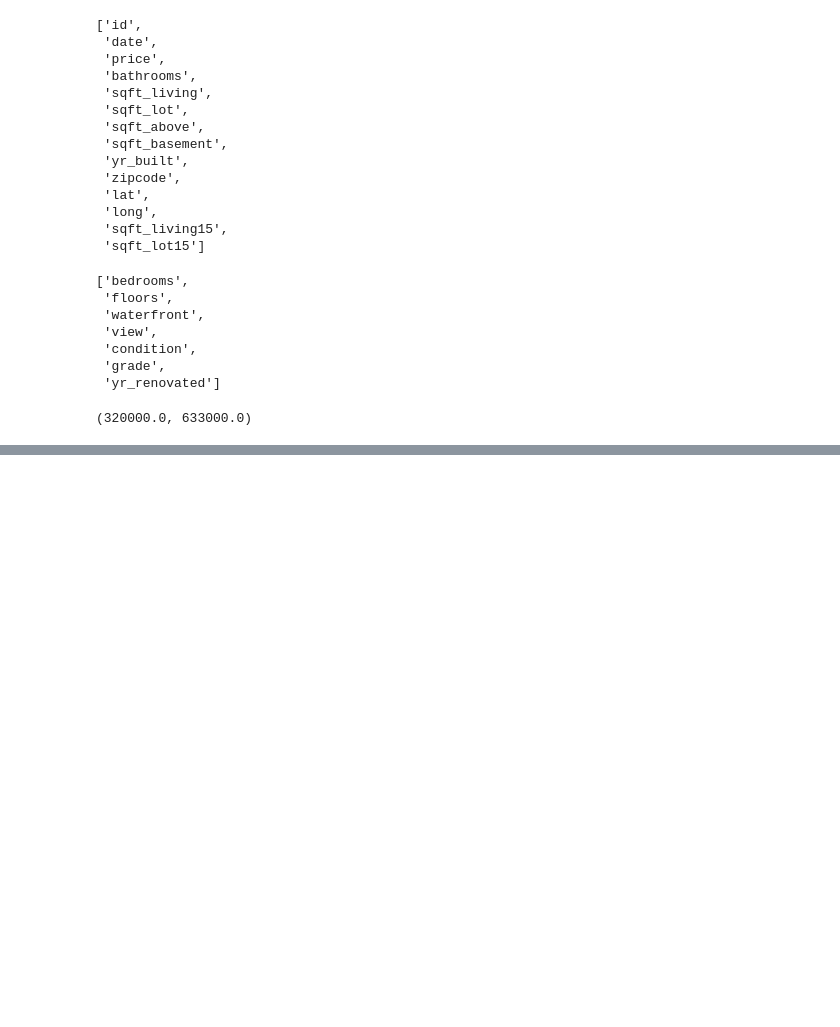
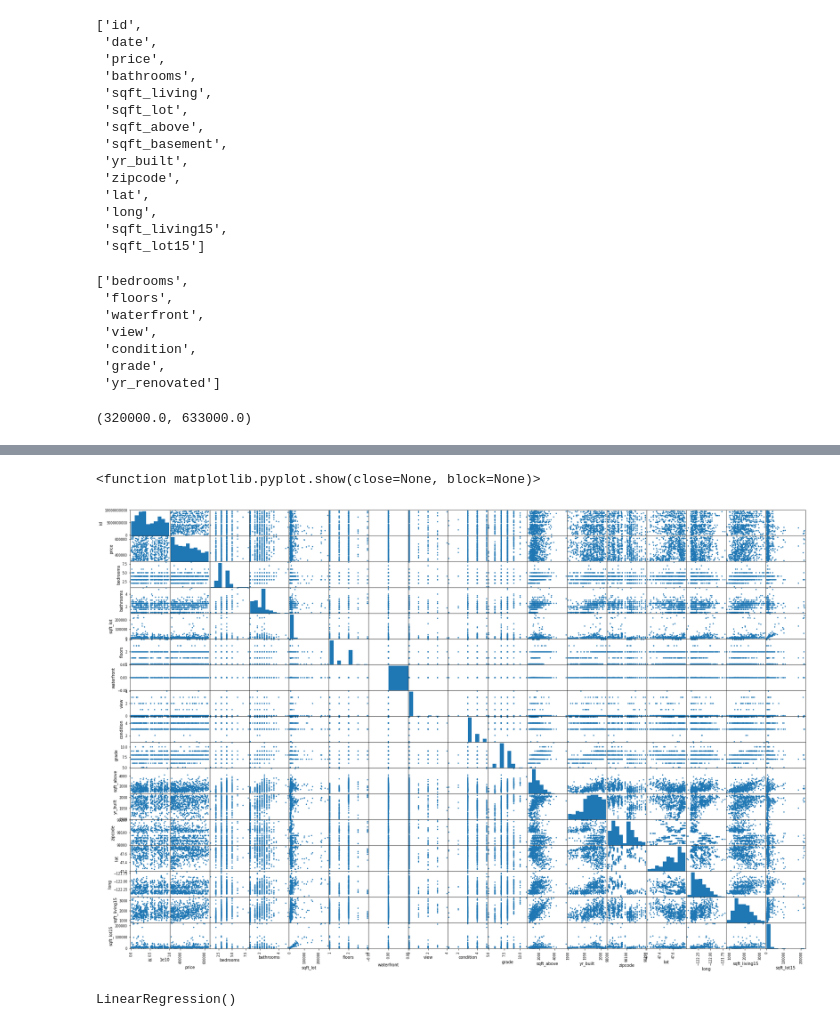
Before and after one commit to ozbunae/Housing_Data, a Jupyter notebook: Non Renovated.ipynb, the cells around one changed output, grey strips where cells are left out. Cells and saved outputs as stored; diff of their text form; code cells hidden in the pictures; blank space fills up the shorter version.

```diff
--- a/Non Renovated.ipynb
+++ b/Non Renovated.ipynb
@@ -208,3 +257,21 @@ df_1.corr()
 | long | 0.029236 | 0.045780 | 0.172703 | 0.279400 | 0.318971 | 0.255549 | 0.103144 | -0.052705 | -0.067612 | -0.123296 | ... |
 | sqft_living15 | 0.031739 | 0.228901 | 0.363531 | 0.434738 | 0.677466 | 0.169207 | 0.149924 | -0.012451 | 0.119362 | -0.140629 | ... |
 | sqft_lot15 | -0.162911 | 0.049203 | 0.015273 | 0.025692 | 0.152762 | 0.796371 | -0.062579 | 0.025637 | 0.112582 | 0.014900 | ... |
+# %%
+#eliminating multicolliniarity
+#variance inflation factor
+X1 = sm.tools.add_constant(df_1)
+#create a series for both
+series_before = pd.Series([variance_inflation_factor(X1.values, i ) for i in range(X1.shape[1])], index = X1.columns)
+
+print('DATA BEFORE')
+print('-'*100)
+display(series_before)
+
+df_1_after = df_1.drop(['sqft_living', 'yr_renovated'], axis = 1)
+X2 = sm.tools.add_constant(df_1_after)
+series_after = pd.Series([variance_inflation_factor(X2.values, i ) for i in range(X2.shape[1])], index = X2.columns)
+
+print('DATA AFTER')
+print('-'*100)
+display(series_after)
@@ -210,0 +319,6 @@ df_1.corr()
+# %%
+pd.plotting.scatter_matrix(df_1_after.iloc[200:800], alpha =1,  figsize = (30,20))
+plt.show
+# %% [output]
+<function matplotlib.pyplot.show(close=None, block=None)>
+[figure, added]
@@ -210,0 +334,5 @@ df_1.corr()
+# %%
+#fit the model
+regression_model.fit(X_train, y_train)
+# %% [output]
+LinearRegression()
```
Also changed, not shown: parts of 37 cells of this notebook, 1 other file.
